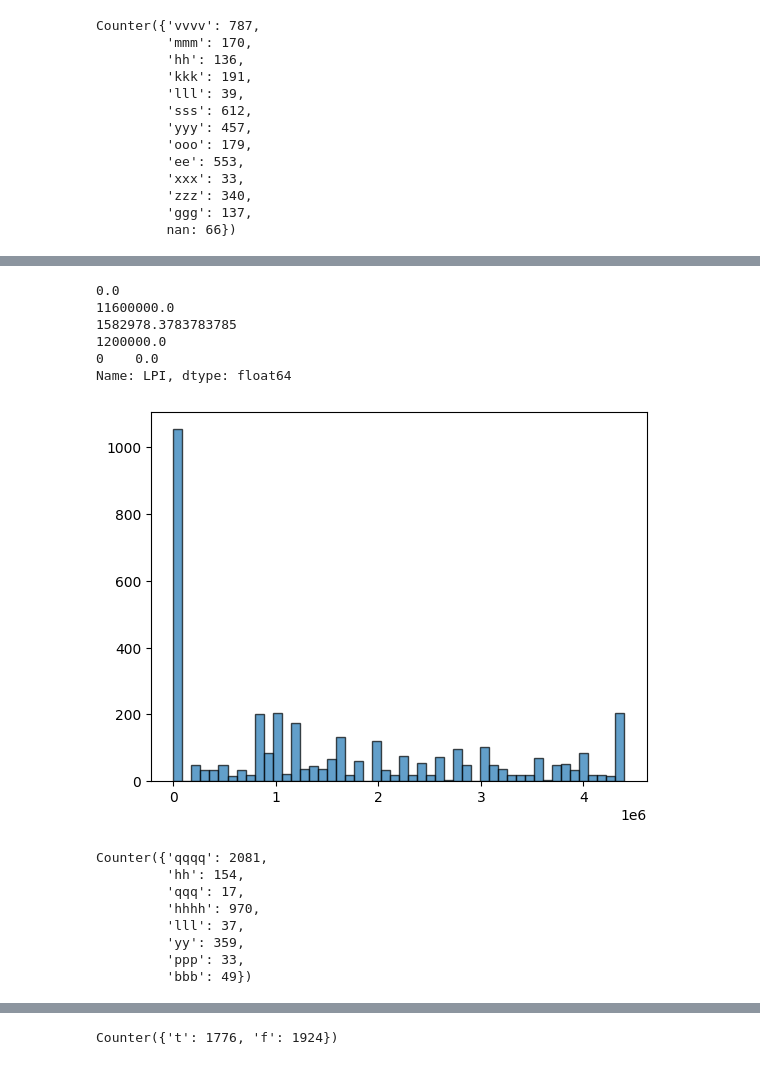
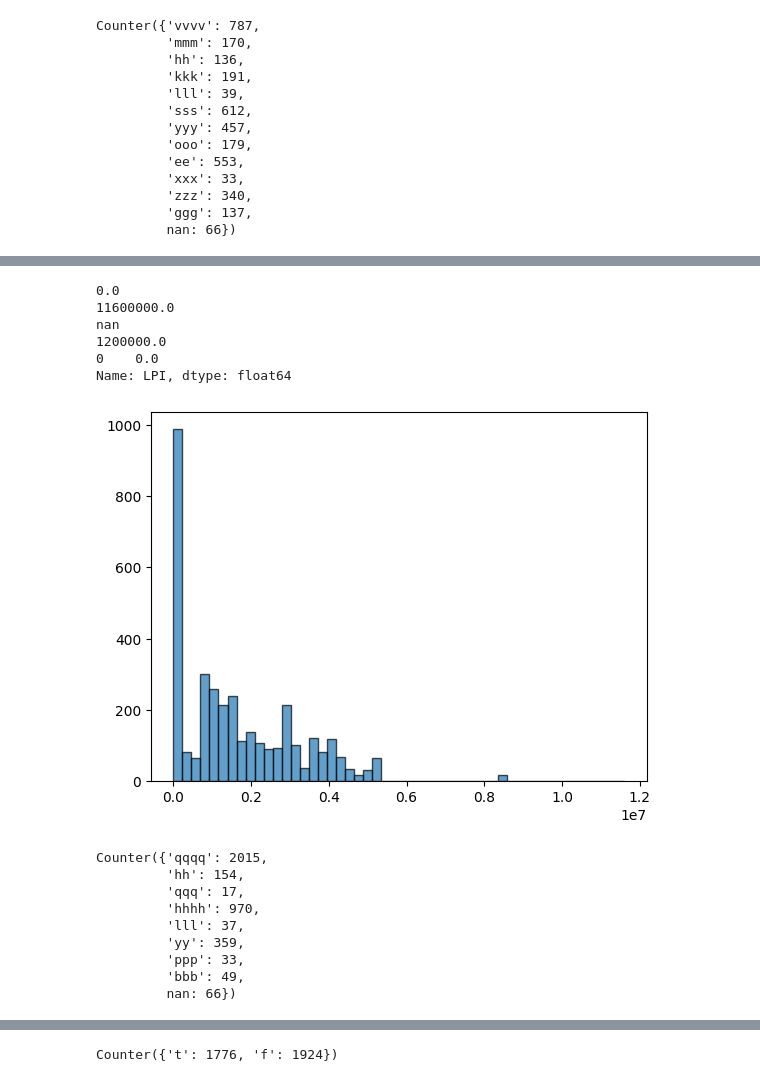
Before and after one commit to nursaltyn/binary_classifier, a Jupyter notebook: classifier.ipynb, the cells around one changed output, grey strips where cells are left out. Cells and saved outputs as stored; diff of their text form; code cells hidden in the pictures.

```diff
--- a/classifier.ipynb
+++ b/classifier.ipynb
@@ -144 +115,4 @@ ZIK feature seems not so useful, as the majority samples don't have any value fo
+# %%
+data['ZIK_is_missing'] = data['ZIK'].isna()
+data = data.drop(columns=['ZIK'])
 # %%
@@ -207,31 +180,32 @@ Name: NKJUD, dtype: float64
 # %%
 print(min(list(data['LPI'])))
 print(max(list(data['LPI'])))
 print(np.mean(list(data['LPI'])))
 print(data['LPI'].median())
 print(data['LPI'].mode())
 
-plt.hist(list(data_with_dummies['LPI']), bins=50, edgecolor='black', alpha=0.7)
+plt.hist(list(data['LPI']), bins=50, edgecolor='black', alpha=0.7)
 plt.show()
 # %% [output]
 0.0
 11600000.0
-1582978.3783783785
+nan
 1200000.0
 0    0.0
 Name: LPI, dtype: float64
-[figure, old version]
+[figure, new version]
 # %%
 Counter(list(data["BJKG"]))
 # %% [output]
-Counter({'qqqq': 2081,
+Counter({'qqqq': 2015,
          'hh': 154,
          'qqq': 17,
          'hhhh': 970,
          'lll': 37,
          'yy': 359,
          'ppp': 33,
-         'bbb': 49})
+         'bbb': 49,
+         nan: 66})
 # %%
 Counter(list(data["POUG"]))
 
```
Also changed, not shown: parts of 104 cells of this notebook.
